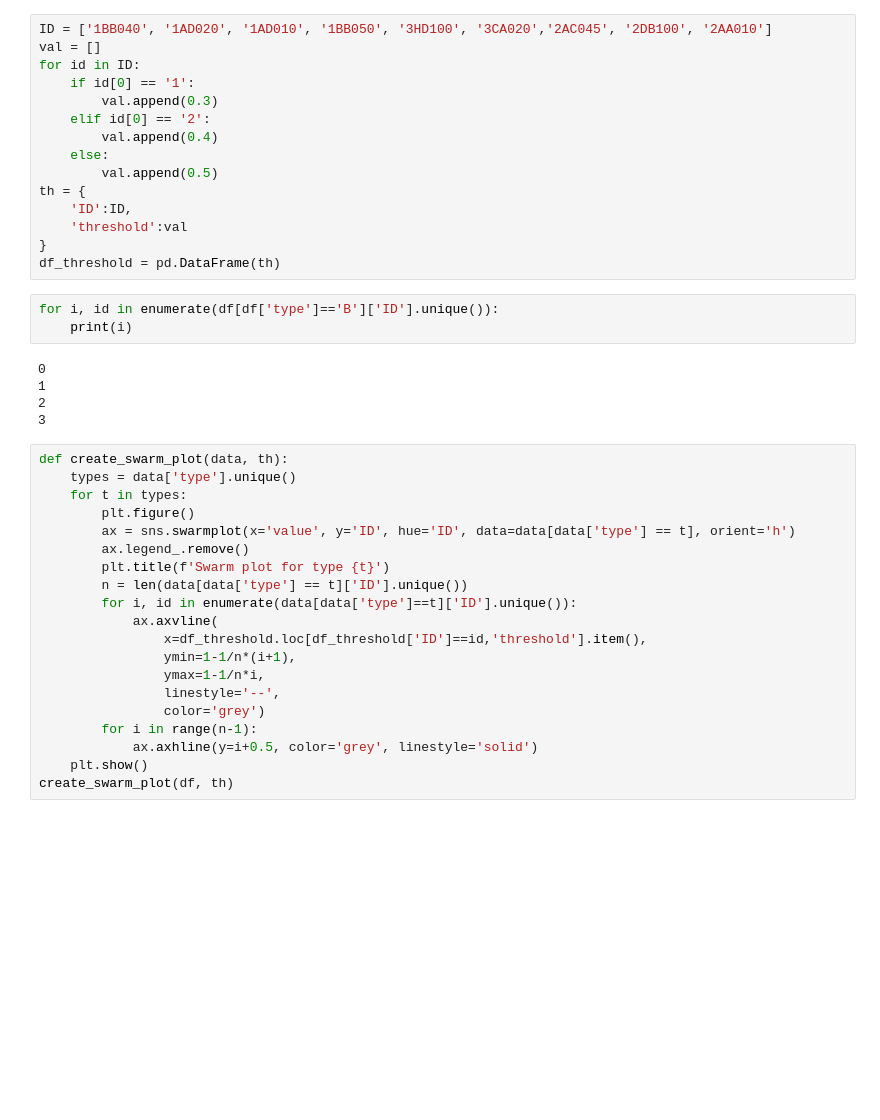
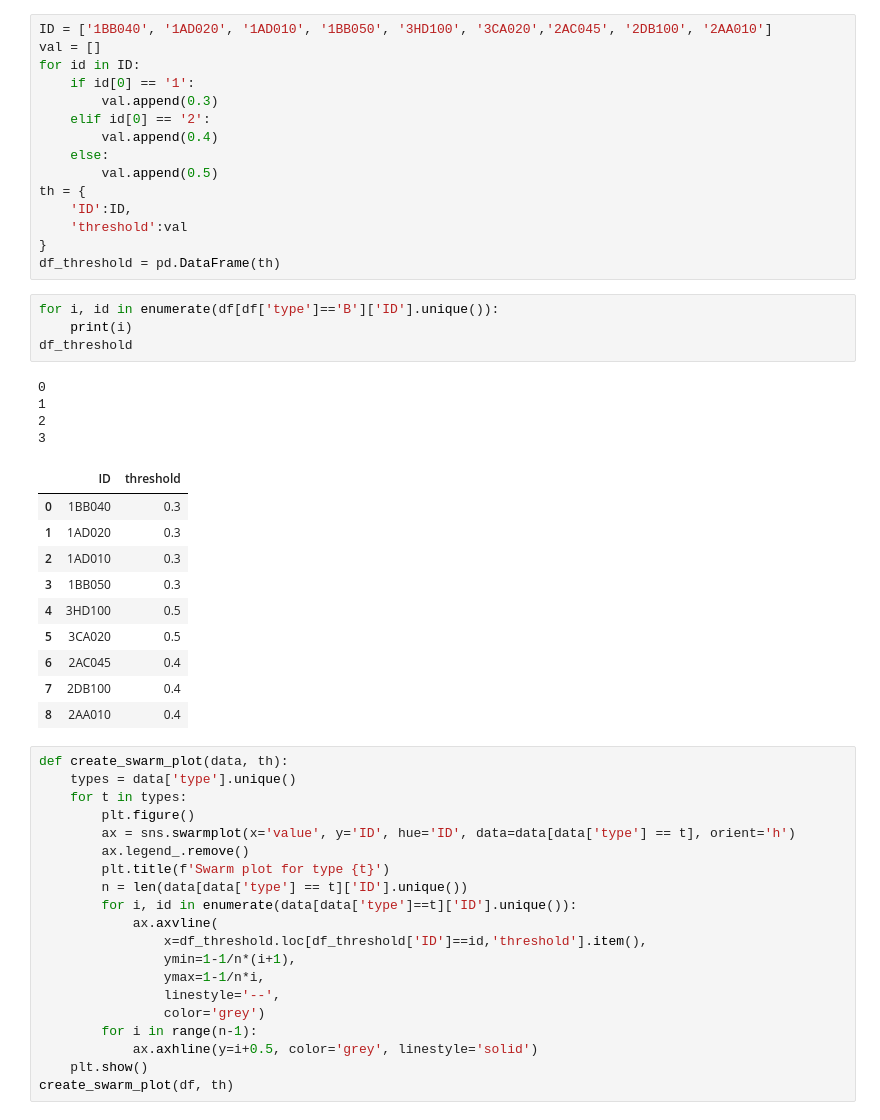
Before and after one commit to toole2525/analyze-output, a Jupyter notebook: graph.ipynb, the cells around one changed output. Saved outputs shown, nothing was run; the diff lists cells and outputs as text; blank space fills up the shorter version.

```diff
--- a/graph.ipynb
+++ b/graph.ipynb
@@ -79,11 +79,22 @@ df_threshold = pd.DataFrame(th)
 # %%
 for i, id in enumerate(df[df['type']=='B']['ID'].unique()):
     print(i)
+df_threshold
 # %% [output]
 0
 1
 2
 3
+|  | ID | threshold |
+| 0 | 1BB040 | 0.3 |
+| 1 | 1AD020 | 0.3 |
+| 2 | 1AD010 | 0.3 |
+| 3 | 1BB050 | 0.3 |
+| 4 | 3HD100 | 0.5 |
+| 5 | 3CA020 | 0.5 |
+| 6 | 2AC045 | 0.4 |
+| 7 | 2DB100 | 0.4 |
+| 8 | 2AA010 | 0.4 |
 # %%
 def create_swarm_plot(data, th):
     types = data['type'].unique()
```
